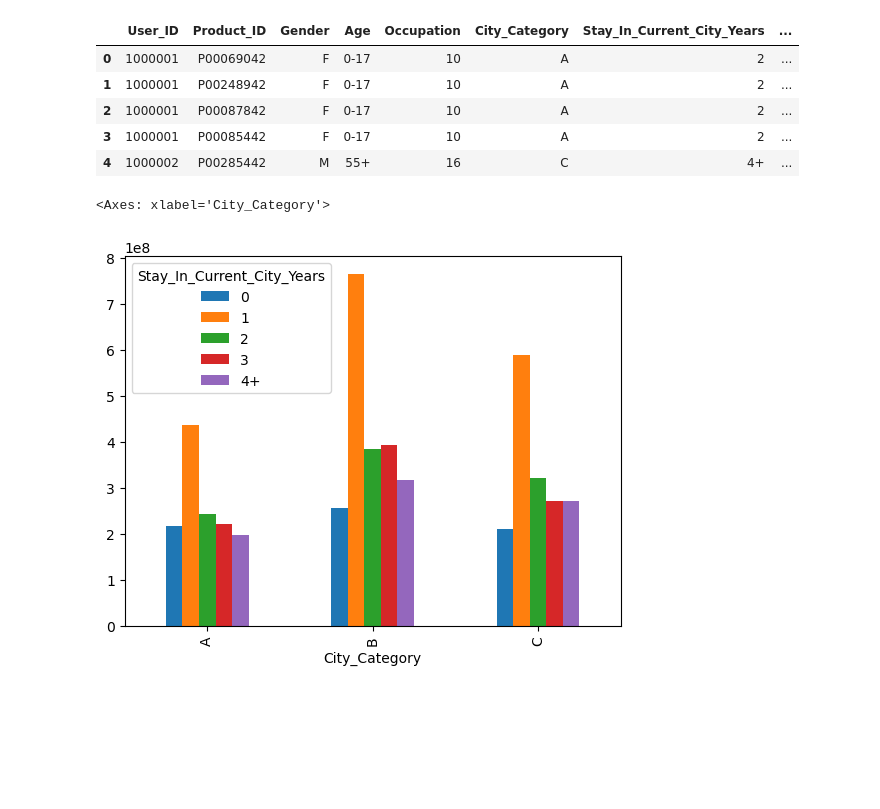
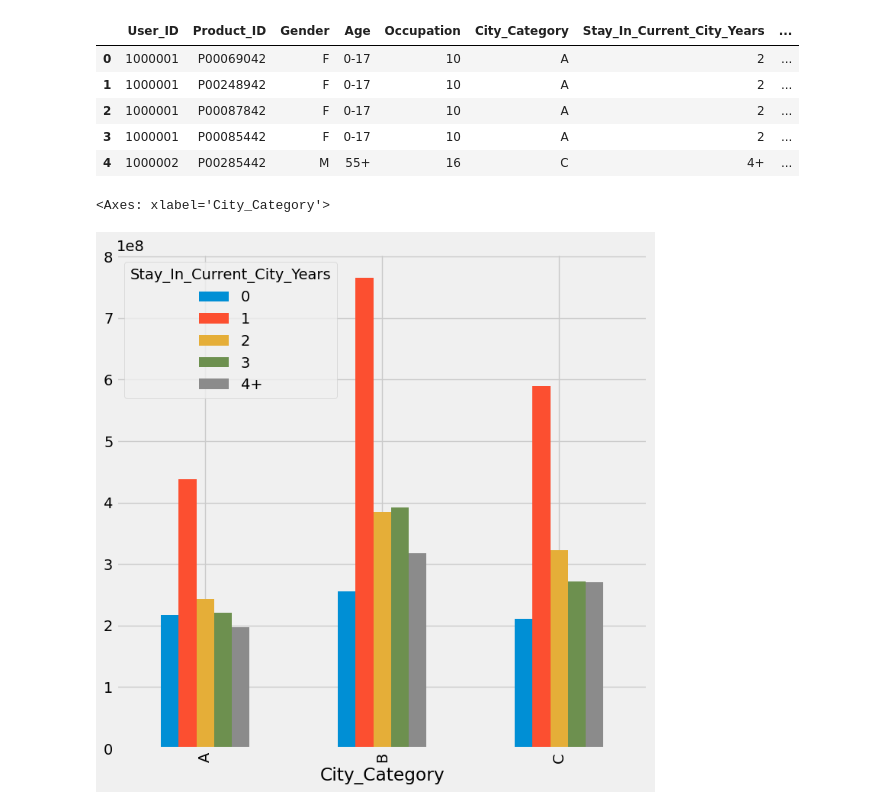
Before and after one commit to umais2005/BlackFridaySale-Analysis, a Jupyter notebook: Black Friday Sale.ipynb, the cells around one changed output. Cells and saved outputs as stored; diff of their text form; code cells hidden in the pictures; blank space fills up the shorter version.

```diff
--- a/Black Friday Sale.ipynb
+++ b/Black Friday Sale.ipynb
@@ -3,6 +3,7 @@ import pandas as pd
 import numpy as np
 import  matplotlib.pyplot as plt
 import seaborn as sns
+plt.style.use('fivethirtyeight')
 # %%
 user_data = pd.read_csv("train.csv")
 user_data.head()
@@ -118,10 +115,10 @@ sum_city = city_g['Purchase'].sum()
 # %%
 sum_city = sum_city.unstack(1)
 # %%
-sum_city.plot.bar()
+sum_city.plot.bar(figsize=(8, 8))
 # %% [output]
 <Axes: xlabel='City_Category'>
-[figure, old version]
+[figure, new version]
 # %%
 marriage_g = user_data.groupby(['Gender', 'Age', 'Marital_Status'])
 # %%
```
Also changed, not shown: parts of 8 cells of this notebook.
